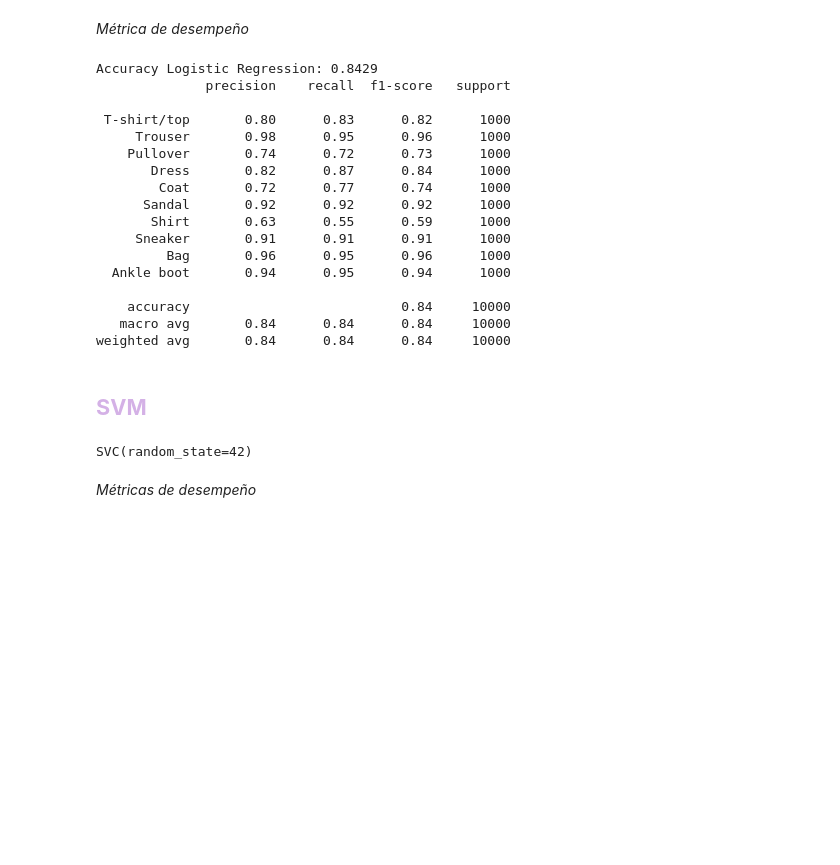
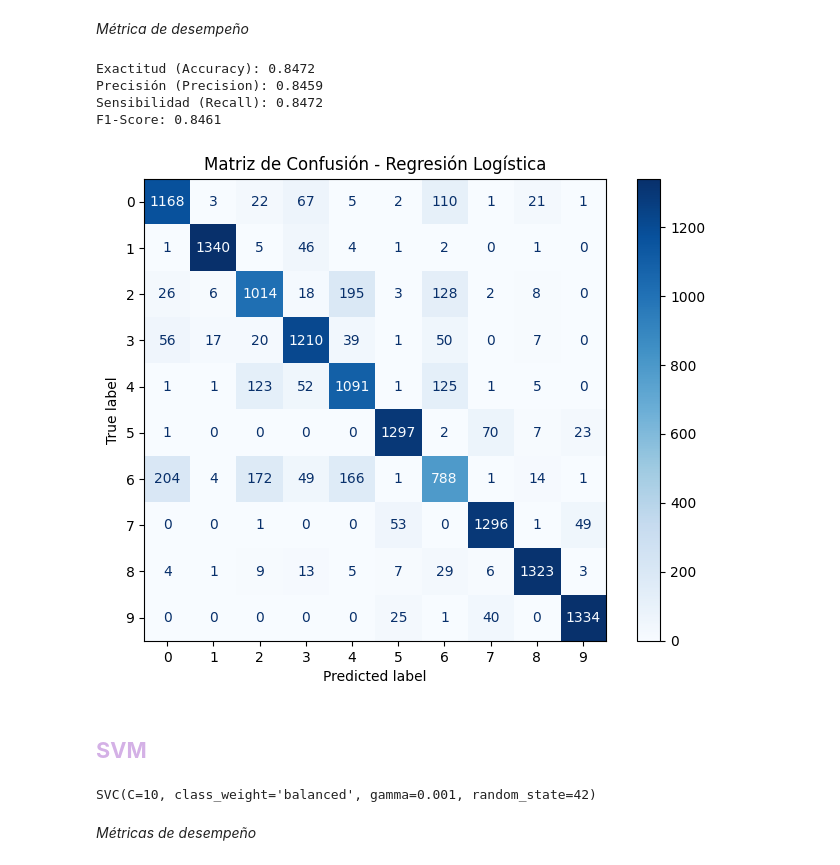
Before and after one commit to priscilacervantes25/Project-No.-1, a Jupyter notebook: Project1.ipynb, the cells around one changed output. Saved outputs shown, nothing was run; the diff lists cells and outputs as text; code cells hidden in the pictures; blank space fills up the shorter version.

```diff
--- a/Project1.ipynb
+++ b/Project1.ipynb
@@ -85,33 +116,33 @@ y_pred_log = logreg.predict(X_val_pca)
 # %% [markdown]
 *Métrica de desempeño*
 # %%
-print("Accuracy Logistic Regression:", accuracy_score(y_test, y_pred_log))
-print(classification_report(y_test, y_pred_log, target_names=class_names))
+# Métricas de desempeño
+print(f"Exactitud (Accuracy): {accuracy_score(y_test, y_pred_log):.4f}")
+print(f"Precisión (Precision): {precision_score(y_test, y_pred_log, average='macro'):.4f}")
+print(f"Sensibilidad (Recall): {recall_score(y_test, y_pred_log, average='macro'):.4f}")
+print(f"F1-Score: {f1_score(y_test, y_pred_log, average='macro'):.4f}")
 # %% [output]
-Accuracy Logistic Regression: 0.8429
-              precision    recall  f1-score   support
-
- T-shirt/top       0.80      0.83      0.82      1000
-     Trouser       0.98      0.95      0.96      1000
-    Pullover       0.74      0.72      0.73      1000
-       Dress       0.82      0.87      0.84      1000
-        Coat       0.72      0.77      0.74      1000
-      Sandal       0.92      0.92      0.92      1000
-       Shirt       0.63      0.55      0.59      1000
-     Sneaker       0.91      0.91      0.91      1000
-         Bag       0.96      0.95      0.96      1000
-  Ankle boot       0.94      0.95      0.94      1000
-
-    accuracy                           0.84     10000
-   macro avg       0.84      0.84      0.84     10000
-weighted avg       0.84      0.84      0.84     10000
+Exactitud (Accuracy): 0.8472
+Precisión (Precision): 0.8459
+Sensibilidad (Recall): 0.8472
+F1-Score: 0.8461
+# %%
+# Matriz de confusión
+cm_rl = confusion_matrix(y_test, y_pred_log)
+disp = ConfusionMatrixDisplay(confusion_matrix=cm_rl, display_labels=logreg.classes_)
+plt.figure(figsize=(8,6))
+disp.plot(cmap=plt.cm.Blues, values_format='d', ax=plt.gca())
+plt.title("Matriz de Confusión - Regresión Logística")
+plt.show()
+# %% [output]
+[figure, added]
 # %% [markdown]
 ## <font color= #d4b1e6> **SVM** </font>
 # %%
-svm_clf = SVC(kernel="rbf", random_state=42)
+svm_clf = SVC(kernel="rbf", C= 10, gamma= 0.001, class_weight='balanced', random_state=42)
 svm_clf.fit(X_train_pca, y_train)
 # %% [output]
-SVC(random_state=42)
+SVC(C=10, class_weight='balanced', gamma=0.001, random_state=42)
 # %% [markdown]
 *Métricas de desempeño*
 # %%
```
Also changed, not shown: parts of 23 cells of this notebook, 9 other files.
